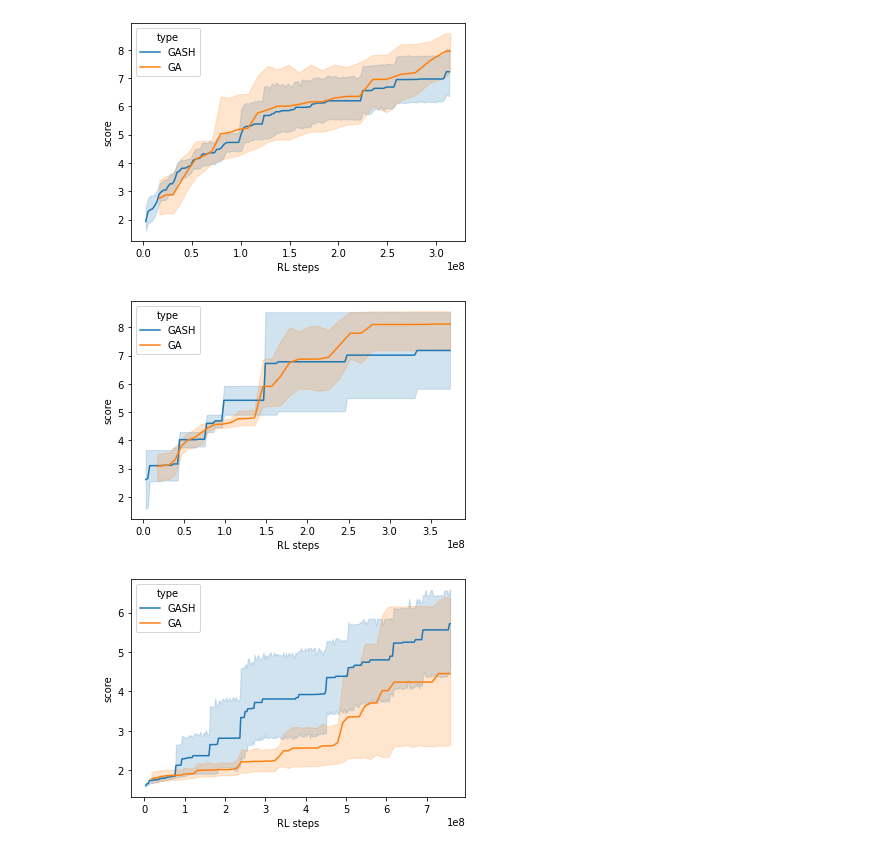
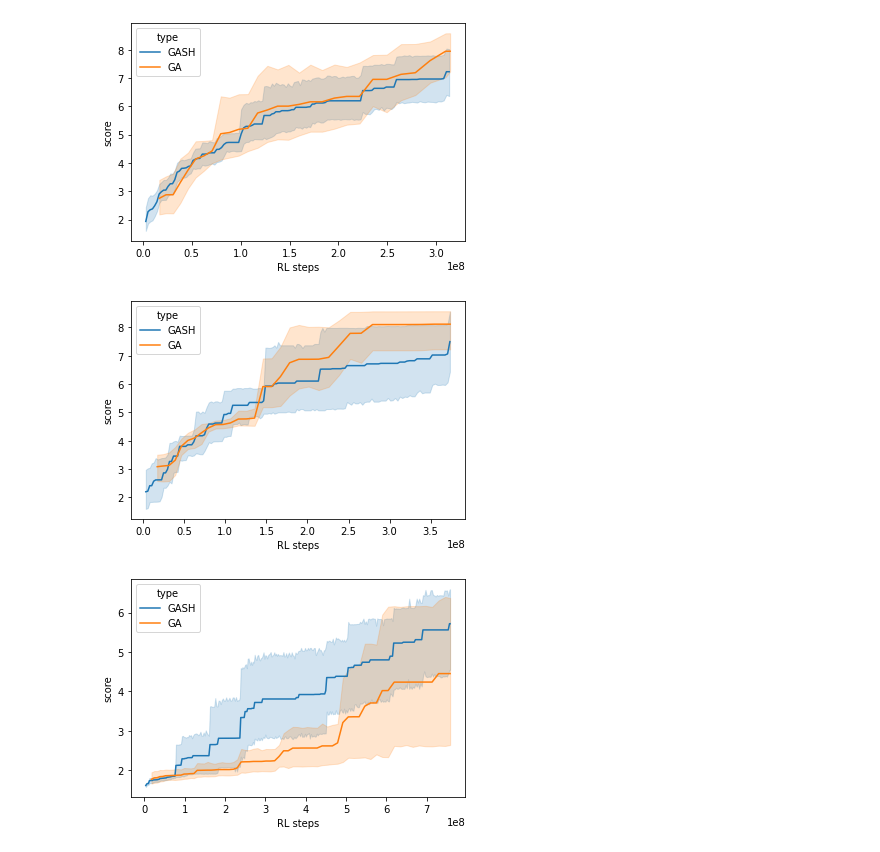
Before and after one commit to sk161717/Evogym-GASH, a Jupyter notebook: examples/output_graph.ipynb, the cells around one changed output. Drawn from its saved outputs; the diff is of its cells as text; code cells hidden in the pictures.

```diff
--- a/examples/output_graph.ipynb
+++ b/examples/output_graph.ipynb
@@ -165,13 +165,13 @@ plot_confidence(pd.concat([df_gash,df_ga]),is_step_based,'UpStepper-v0')
 #plot_graph([data_single,data_multi],[eval_list_single,eval_list_multi],['GA:4 seed average','multi:5 seed average'])
 # %% [output]
 [figure]
-# %%
-is_step_based=True
-df_gash=data_for_confidence('UpStepper-v0_SuHaGA',[101,102],145,False,'GASH',load_steps,is_step_based)
-df_ga=data_for_confidence('UpStepper-v0_GA',[101,102,103,104,105,106,107],33,False,"GA",load_steps,is_step_based)
-plot_confidence(pd.concat([df_gash,df_ga]),is_step_based,'UpStepper-v0')
-# %% [output]
-[figure, removed]
+# %%
+is_step_based=True
+df_gash=data_for_confidence('UpStepper-v0_SuHaGA',[101,102,103,104,105],145,False,'GASH',load_steps,is_step_based)
+df_ga=data_for_confidence('UpStepper-v0_GA',[101,102,103,104,105,106,107],33,False,"GA",load_steps,is_step_based)
+plot_confidence(pd.concat([df_gash,df_ga]),is_step_based,'UpStepper-v0')
+# %% [output]
+[figure, added]
 # %%
 is_step_based=True
 df_gash=data_for_confidence('PlatformJumper-v0_SuHaGA',[101,102,103,104,105,106,107],293,False,'GASH',load_steps,is_step_based)
```
Also changed, not shown: parts of 2 cells of this notebook, 8 other files.
